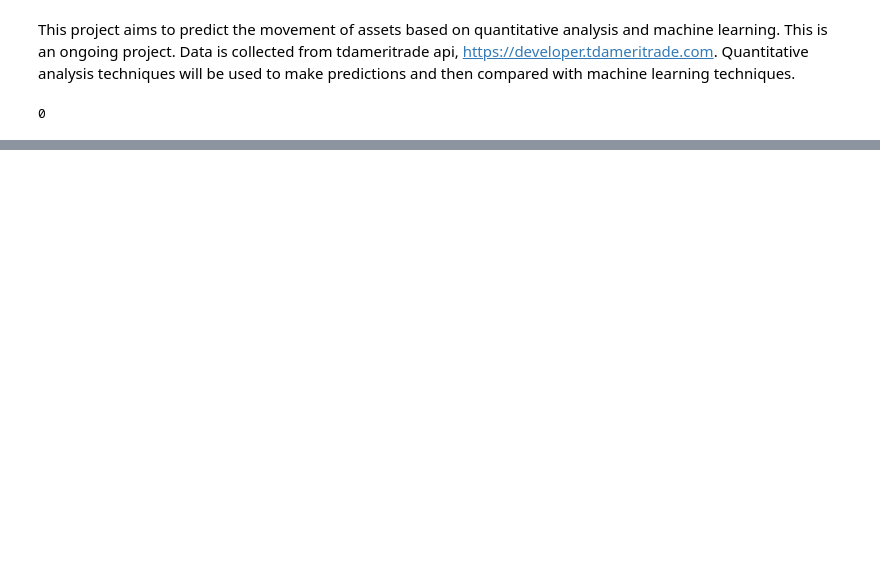
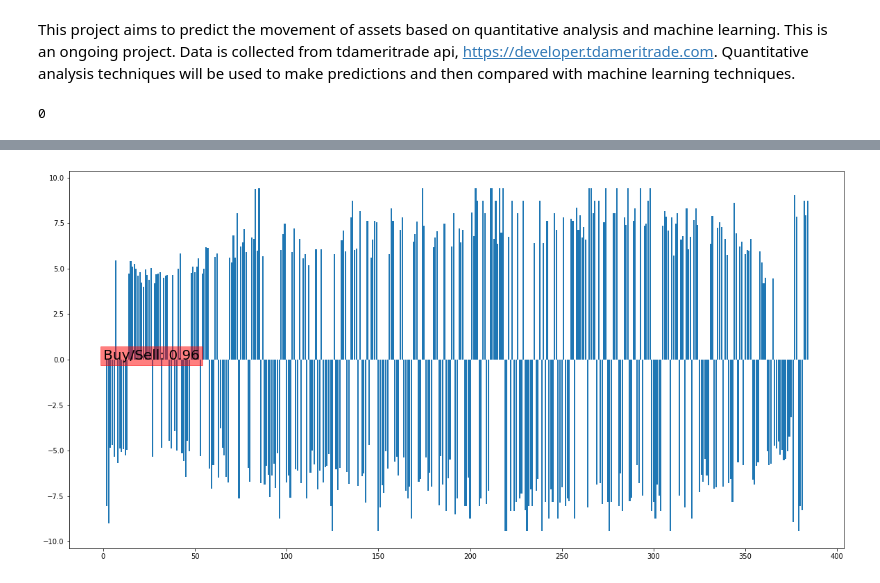
Before and after one commit to CodeCerebro/tpa, a Jupyter notebook: tda.ipynb, the cells around one changed output, grey strips where cells are left out. Drawn from its saved outputs; the diff is of its cells as text; code cells hidden in the pictures; blank space fills up the shorter version.

Commit message:
added uptick downtick function. fixed variable names.

```diff
--- a/tda.ipynb
+++ b/tda.ipynb
@@ -321,0 +367,45 @@ days: 100
+# %%
+# relative volume up-tick and down-tick
+
+payload_1m = {'apikey': api_key,
+          'periodType': 'day',
+          'period': '1',
+          'frequencyType': 'minute',
+          'frequency': '1'}
+
+payload_5m = {'apikey': api_key,
+          'periodType': 'day',
+          'period': '1',
+          'frequencyType': 'minute',
+          'frequency': '5'}
+
+def uptick_downtick(ticker, payload):
+
+    handler = historicalPrice(ticker, payload=payload)
+    handler = pd.json_normalize(handler, 'candles')
+    datetime_split(handler)
+
+    # compute the difference in open price and close price
+
+    handler['open-close'] = (handler['open'].shift(1) + handler['close'].shift(1))/2 - (handler['open'] + handler['close'])/2
+
+    # assign uptick and downtick
+    tick = [1 if item > 0 else -1 if item < 0 else 0 for item in handler['open-close']]
+    handler['tick'] = pd.Series(tick)
+    handler['index'] = pd.Series([i for i in range(1, len(tick)+1)])
+    handler['rel_tick'] = -handler['tick']*np.log(handler['volume']/sum(handler['volume']))
+    total_uptick = sum(handler[handler['tick'] > 0]['tick'])
+    total_downtick = sum(handler[handler['tick'] < 0]['tick'])
+    ratio = -round(total_uptick / total_downtick, 2)
+
+    plt.figure(figsize=(20,10), facecolor='w')
+    plt.bar(handler['index'],handler['rel_tick'])
+    textbox = plt.text(0,0, f'Buy/Sell: {ratio}', fontsize = 20, color='black')
+    textbox.set_bbox(dict(facecolor='red', alpha=0.5, edgecolor='red'))
+
+
+    return handler
+# %%
+MDB = uptick_downtick('MDB', payload_1m)
+# %% [output]
+[figure, added]
```
Also changed, not shown: parts of 12 cells of this notebook.
